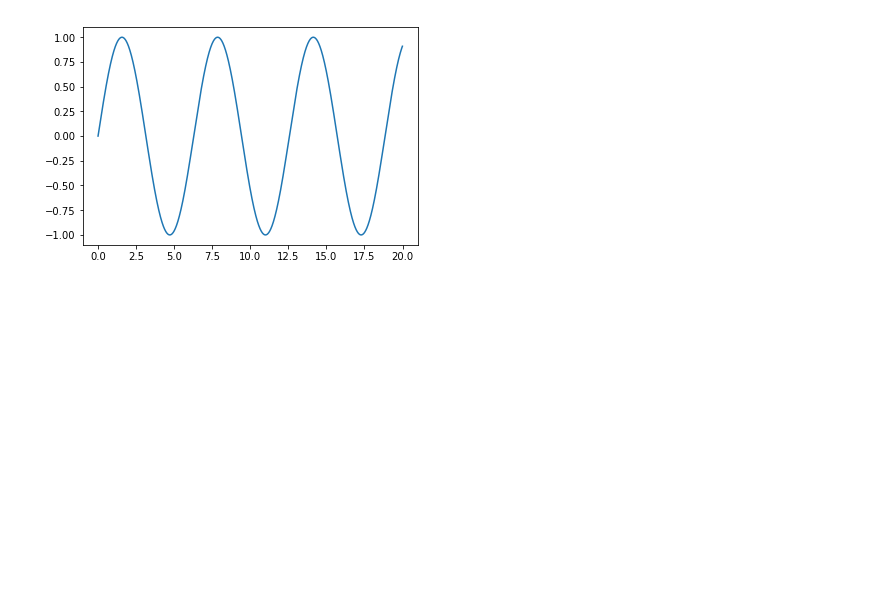
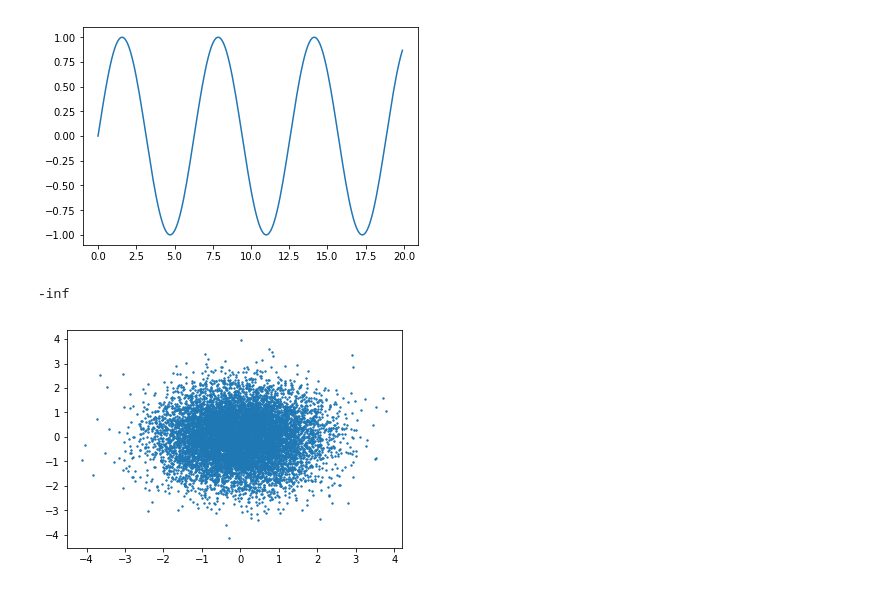
Before and after one commit to religofsil/mipt-summer-school, a Jupyter notebook: python/Lesson5.ipynb, the cells around one changed output. Saved outputs shown, nothing was run; the diff lists cells and outputs as text; code cells hidden in the pictures; blank space fills up the shorter version.

```diff
--- a/python/Lesson5.ipynb
+++ b/python/Lesson5.ipynb
@@ -34,3 +35,15 @@ plt.plot(xs, ys)
 plt.show()
 # %% [output]
 [figure]
+# %%
+np.log(0)
+# %% [output]
+-inf
+# %%
+xs = np.random.normal(size=1000000)
+ys = np.random.normal(size=1000000)
+# %%
+plt.scatter(xs, ys, s=2)
+plt.show()
+# %% [output]
+[figure, added]
```
Also changed, not shown: parts of 29 cells of this notebook.
